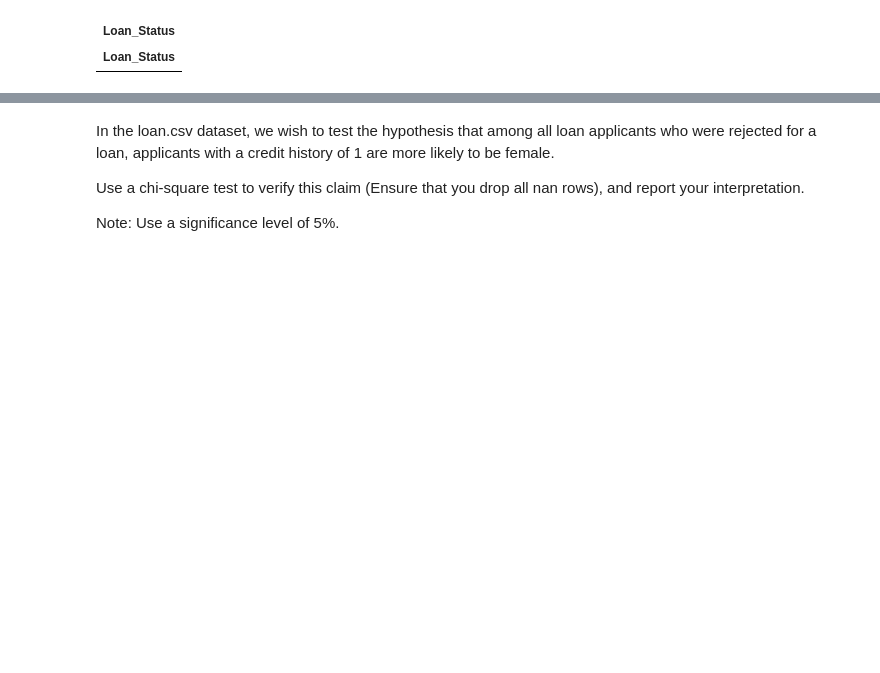
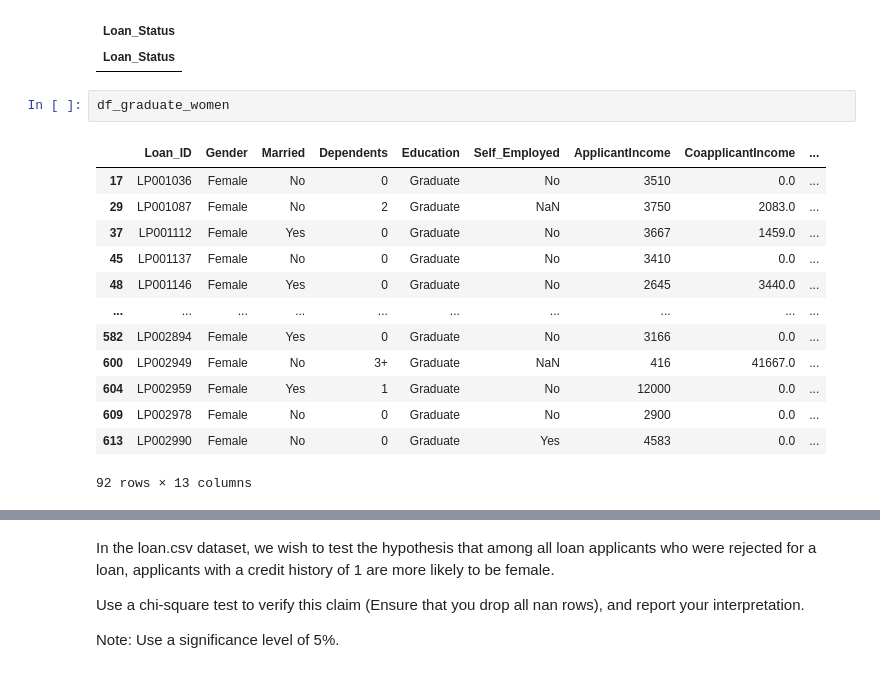
Before and after one commit to Rhy-Shah/DAV-Fundamentals, a Jupyter notebook: fe.ipynb, the cells around one changed output, grey strips where cells are left out. Saved outputs shown, nothing was run; the diff lists cells and outputs as text; blank space fills up the shorter version.

```diff
--- a/fe.ipynb
+++ b/fe.ipynb
@@ -94,3 +94,19 @@ df2
 # %% [output]
 | Loan_Status |
 | Loan_Status |
+# %%
+df_graduate_women
+# %% [output]
+|  | Loan_ID | Gender | Married | Dependents | Education | Self_Employed | ApplicantIncome | CoapplicantIncome | ... |
+| 17 | LP001036 | Female | No | 0 | Graduate | No | 3510 | 0.0 | ... |
+| 29 | LP001087 | Female | No | 2 | Graduate | NaN | 3750 | 2083.0 | ... |
+| 37 | LP001112 | Female | Yes | 0 | Graduate | No | 3667 | 1459.0 | ... |
+| 45 | LP001137 | Female | No | 0 | Graduate | No | 3410 | 0.0 | ... |
+| 48 | LP001146 | Female | Yes | 0 | Graduate | No | 2645 | 3440.0 | ... |
+| ... | ... | ... | ... | ... | ... | ... | ... | ... | ... |
+| 582 | LP002894 | Female | Yes | 0 | Graduate | No | 3166 | 0.0 | ... |
+| 600 | LP002949 | Female | No | 3+ | Graduate | NaN | 416 | 41667.0 | ... |
+| 604 | LP002959 | Female | Yes | 1 | Graduate | No | 12000 | 0.0 | ... |
+| 609 | LP002978 | Female | No | 0 | Graduate | No | 2900 | 0.0 | ... |
+| 613 | LP002990 | Female | No | 0 | Graduate | Yes | 4583 | 0.0 | ... |
+92 rows × 13 columns
```
Also changed, not shown: parts of 4 cells of this notebook.
